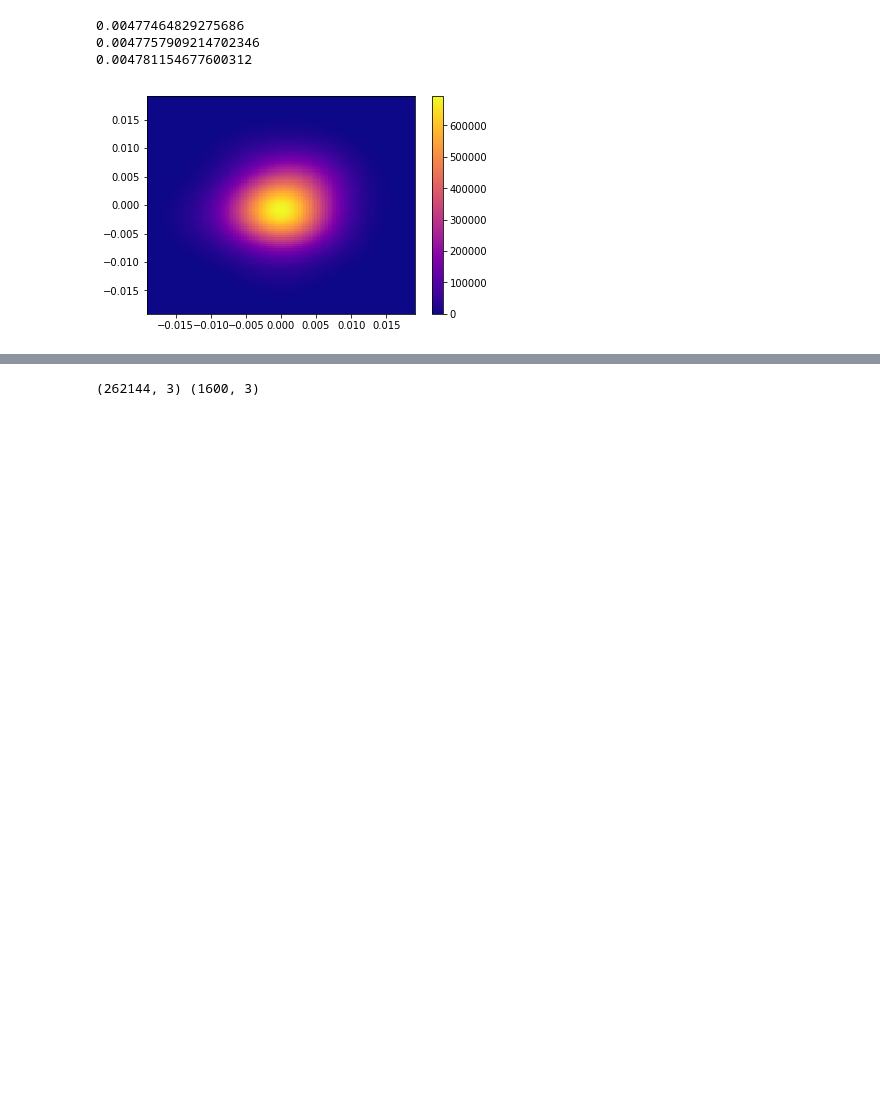
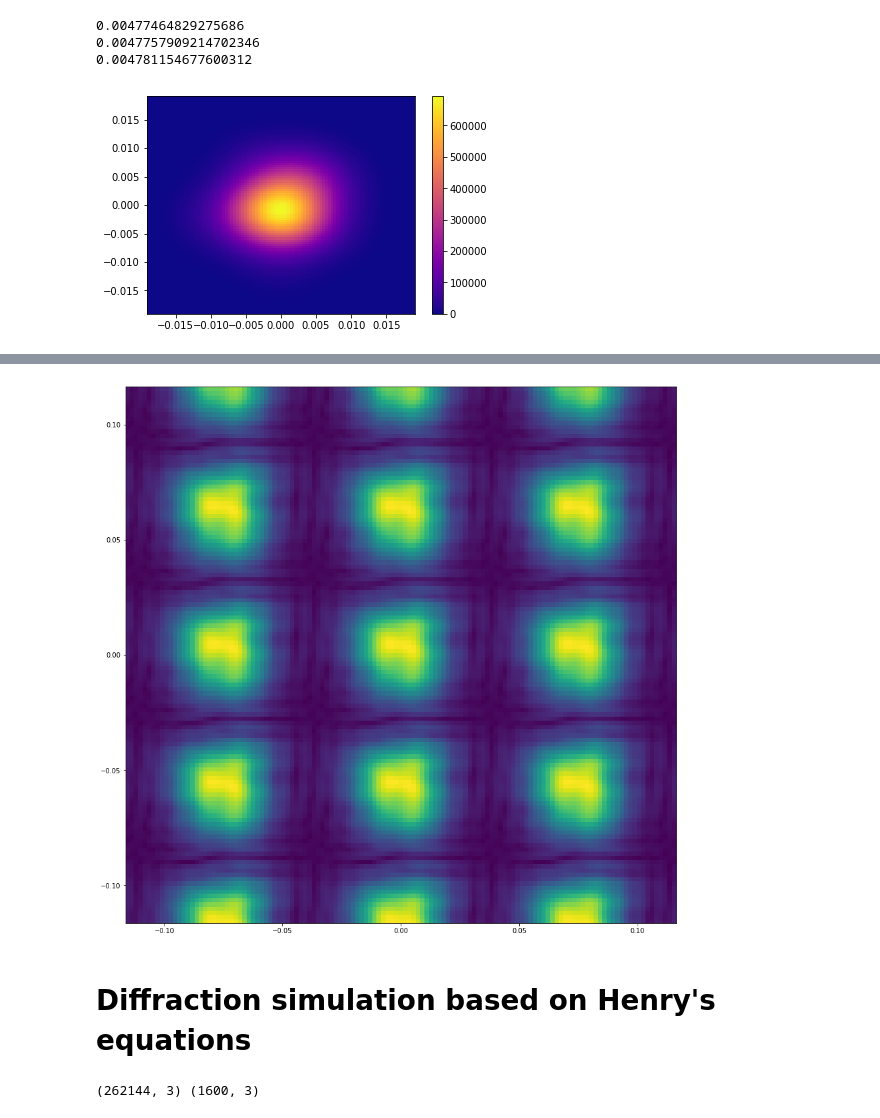
Before and after one commit to simply-nicky/cbc, a Jupyter notebook: prototyping/proto.ipynb, the cells around one changed output, grey strips where cells are left out. Cells and saved outputs as stored; diff of their text form; code cells hidden in the pictures; blank space fills up the shorter version.

```diff
--- a/prototyping/proto.ipynb
+++ b/prototyping/proto.ipynb
@@ -120,3 +162,14 @@ plt.show()
+# %%
+pts = np.vstack((x,y,z))
+phis = np.exp(-2j * np.pi / wavelength * np.einsum('ij,ji->i', kins, pts))
+ints2 = np.abs((res * phis).sum(axis=-1).reshape(kxs.shape))
+f, ax = plt.subplots(figsize=(15, 15))
+ax.pcolor(kxs, kys, ints2, cmap=cm.viridis, vmin=ints2.min(), vmax=ints2.max())
+f.show()
+# %% [output]
+[figure, added]
+# %% [markdown]
+# Diffraction simulation based on Henry's equations
 # %%
 xs, ys, zs = cbc.lattice(a, b, c, Nx, Ny, Nz)
 kxs, kys = cbc.kouts(det_dist, detNx, detNy, pix_size)
```
Also changed, not shown: parts of 11 cells of this notebook, 7 other files.
